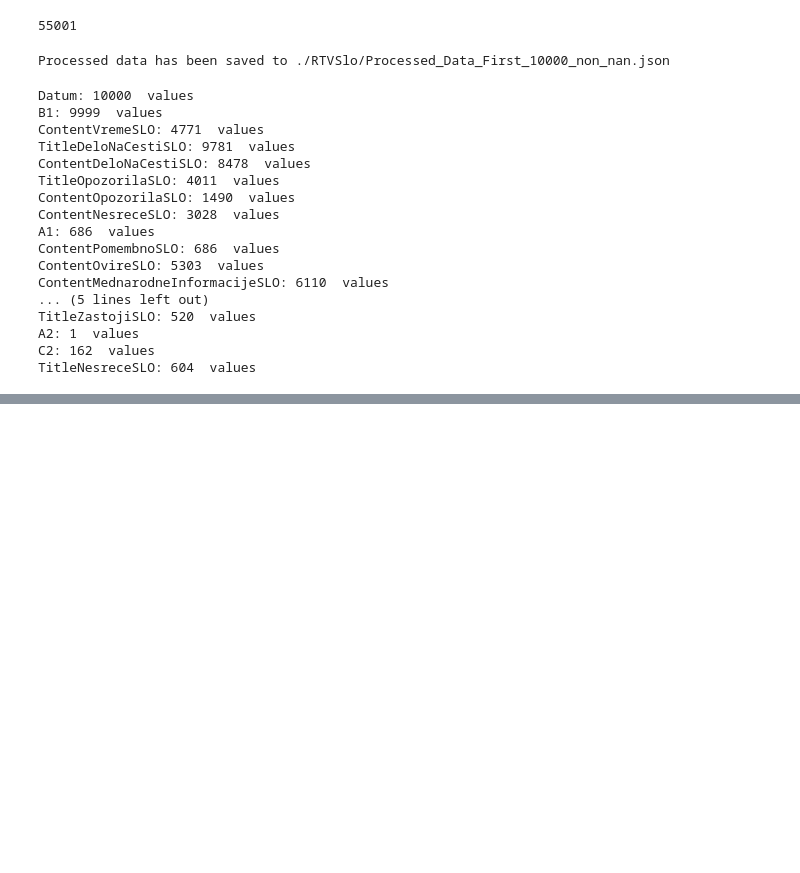
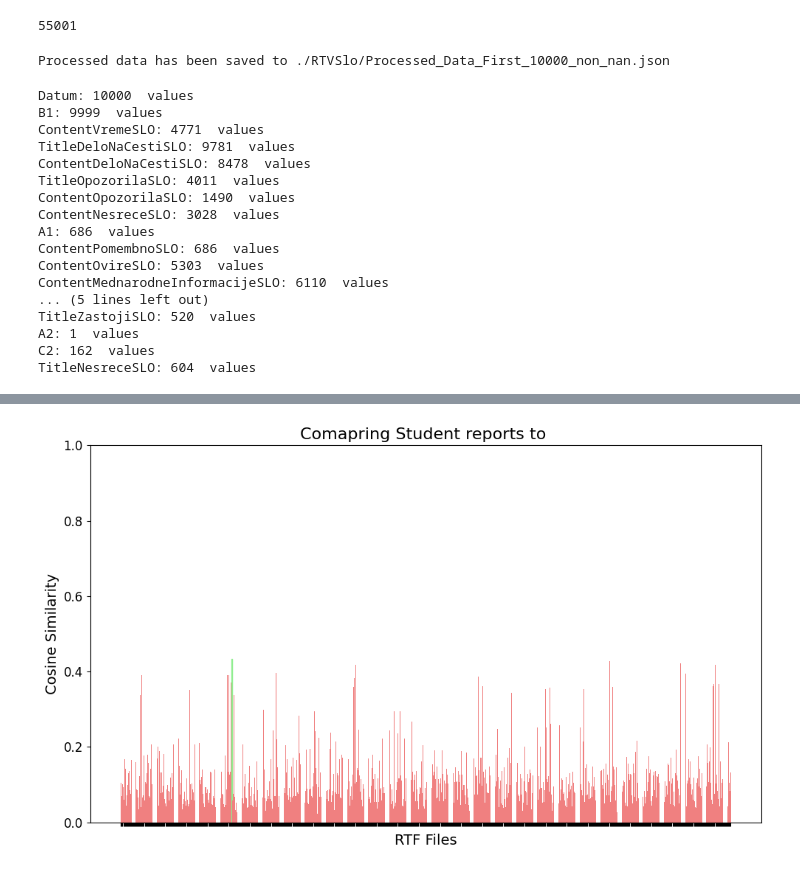
Before and after one commit to UL-FRI-NLP-Course/ul-fri-nlp-course-project-2024-2025-jazbeci, a Jupyter notebook: preprocessing.ipynb, the cells around one changed output, grey strips where cells are left out. Saved outputs shown, nothing was run; the diff lists cells and outputs as text; code cells hidden in the pictures; blank space fills up the shorter version.

```diff
--- a/preprocessing.ipynb
+++ b/preprocessing.ipynb
@@ -117,6 +117,7 @@ import re
 from sklearn.feature_extraction.text import TfidfVectorizer
 from sklearn.metrics.pairwise import cosine_similarity
 from striprtf.striprtf import rtf_to_text
+import matplotlib.pyplot as plt
 
 # Function to load and read all rtf files in a directory
 def load_rtf_files(directory):
@@ -127,6 +128,7 @@ def load_rtf_files(directory):
             with open(file_path, 'r') as file:
                 rtf_content = file.read()
                 text = rtf_to_text(rtf_content)  # Convert RTF to plain text
+                # date = extract_date(text)  # Extract the third word as the date
                 rtf_files.append((filename, text, rtf_content))  # Store the original RTF content too
     return rtf_files
 
@@ -136,6 +138,19 @@ def preprocess_text(text):
     text = re.sub(r'[^a-zA-Z\s]', '', text.lower())
     words = text.split()
     return ' '.join(words)
+
+def extract_date(text):
+    # Regular expression to match a date in the format DD. MM. YYYY
+    date_pattern = r"\d{2}\.\s\d{2}\.\s\d{4}"
+
+    # Search for the date pattern in the text
+    date_match = re.search(date_pattern, text)
+    print(date_match.group(0))
+
+    if date_match:
+        return date_match.group()  # Return the matched date
+    else:
+        return None  # Return None if no date is found
 
 # Function to compute the cosine similarity between b1_contents and RTF contents
 def compute_similarity(b1_contents, rtf_files):
@@ -159,7 +174,7 @@ def compute_similarity(b1_contents, rtf_files):
     similarities = [(rtf_files[i][0], cosine_similarities[0][i], rtf_files[i][2]) for i in range(len(rtf_files))]
 
     # Sort by similarity score (highest first)
-    similarities.sort(key=lambda x: x[1], reverse=True)
+    # similarities.sort(key=lambda x: x[1], reverse=True)
 
     return similarities
 
@@ -174,12 +189,48 @@ rtf_files = load_rtf_files(directory)
 
 # Compute similarity
 similar_files = compute_similarity(b1_contents, rtf_files)
+# Compute similarity
+
+# Extract filenames and similarity scores before sorting
+filenames_before_sort = [file[0] for file in similar_files]
+similarity_scores_before_sort = [file[1] for file in similar_files]
+
+plt.figure(figsize=(10, 6))
+bars = plt.bar(filenames_before_sort, similarity_scores_before_sort, color='lightcoral')
+
+# Highlight the max similarity bar
+max_similarity_index = similarity_scores_before_sort.index(max(similarity_scores_before_sort))
+bars[max_similarity_index].set_color('lightgreen')  # Color the bar with max similarity
+
+# Labeling the plot
+plt.ylabel('Cosine Similarity', fontsize=14)
+plt.xlabel('RTF Files', fontsize=14)
+plt.title('Comapring Student reports to ', fontsize=16)
+plt.ylim(0, 1)  # Cosine similarity ranges from 0 to 1
+
+# Rotate x-axis labels and make them bigger
+plt.xticks(rotation=90, fontsize=12)
+plt.yticks(fontsize=12)
+
+# Remove x-axis labels
+plt.gca().set_xticklabels([])
+
+# Adjust layout and save the plot
+plt.tight_layout()
+plt.savefig('cosine_similarity_plot.png')
+
+# Display the plot
+plt.show()
+
+# Now sort the similarities by similarity score
+similar_files.sort(key=lambda x: x[1], reverse=True)
+
 
 # Display the most similar files with their content
-print("Most similar RTF files to b1_contents:")
-for filename, similarity, full_rtf in similar_files:
-    print(f"Filename: {filename}\nSimilarity: {similarity:.4f}")
-    print("RTF File Content (First 500 characters):")
-    print(full_rtf[:500])  # Displaying the first 500 characters of the RTF file
-    print("\n---\n")
+# print("Most similar RTF files to b1_contents:")
+# for filename, similarity, full_rtf in similar_files:
+#     print(f"Filename: {filename}\nSimilarity: {similarity:.4f}")
+#     print("RTF File Content (First 500 characters):")
+#     print(full_rtf[:500])  # Displaying the first 500 characters of the RTF file
+#     print("\n---\n")
 # %% [output]
@@ -202,0 +237 @@ RTF File Content (First 500 characters):
+[figure, added]
```
Also changed, not shown: parts of 5 cells of this notebook, 3 other files.
